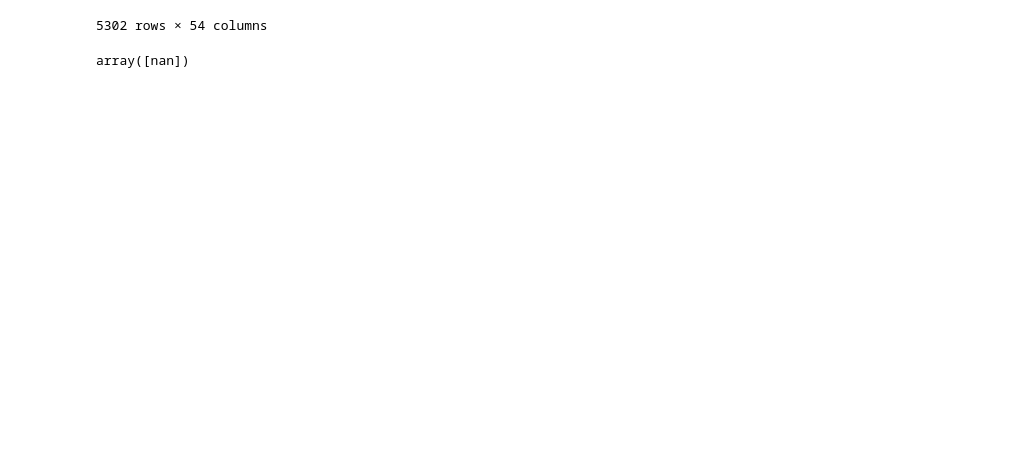
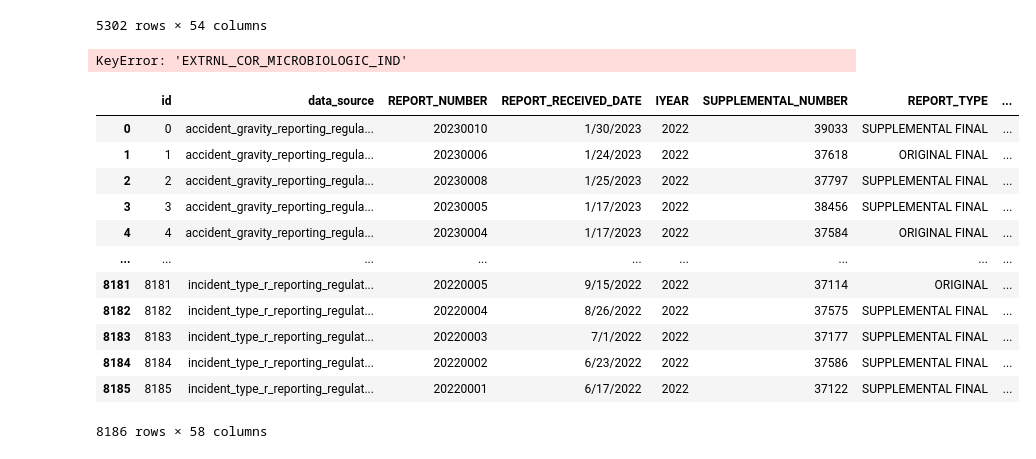
Before and after one commit to iivansmaliakou/ED-awarie, a Jupyter notebook: main.ipynb, the cells around one changed output. Cells and saved outputs as stored; diff of their text form; code cells hidden in the pictures; blank space fills up the shorter version.

Commit message:
feat: processed columns

```diff
--- a/main.ipynb
+++ b/main.ipynb
@@ -95,7 +95,25 @@ acc_hazardous_liquid_ds[valuable_columns]
 | 5300 | 1/21/2010 | 2010 | 20100254 | 17331 | SUPPLEMENTAL | 15786 | PORTLAND PIPELINE CORP | ... |
 | 5301 | 4/1/2010 | 2010 | 20100016 | 17305 | SUPPLEMENTAL FINAL | 32109 | ONEOK NGL PIPELINE LP | ... |
 5302 rows × 54 columns
-# %%
-acc_hazardous_liquid_ds.loc[:, 'BLEND_DETAILS'].unique()
-# %% [output]
-array([nan])
+# %%
+ivans_df_raw = pd.read_csv('data/df_872_cols/df_awarie_2010-2022_p1_ivan.csv')
+# %%
+ivans_df_raw['EXTRNL_COR_MICROBIOLOGIC_IND']
+# %% [output]
+KeyError: 'EXTRNL_COR_MICROBIOLOGIC_IND'
+# %%
+ivans_df_raw.loc[:, ivans_df_raw.isna().apply(lambda row: row.sum()/row.size, axis=0) < 0.2]
+# %% [output]
+|  | id | data_source | REPORT_NUMBER | REPORT_RECEIVED_DATE | IYEAR | SUPPLEMENTAL_NUMBER | REPORT_TYPE | ... |
+| 0 | 0 | accident_gravity_reporting_regula... | 20230010 | 1/30/2023 | 2022 | 39033 | SUPPLEMENTAL FINAL | ... |
+| 1 | 1 | accident_gravity_reporting_regula... | 20230006 | 1/24/2023 | 2022 | 37618 | ORIGINAL FINAL | ... |
+| 2 | 2 | accident_gravity_reporting_regula... | 20230008 | 1/25/2023 | 2022 | 37797 | SUPPLEMENTAL FINAL | ... |
+| 3 | 3 | accident_gravity_reporting_regula... | 20230005 | 1/17/2023 | 2022 | 38456 | SUPPLEMENTAL FINAL | ... |
+| 4 | 4 | accident_gravity_reporting_regula... | 20230004 | 1/17/2023 | 2022 | 37584 | ORIGINAL FINAL | ... |
+| ... | ... | ... | ... | ... | ... | ... | ... | ... |
+| 8181 | 8181 | incident_type_r_reporting_regulat... | 20220005 | 9/15/2022 | 2022 | 37114 | ORIGINAL | ... |
+| 8182 | 8182 | incident_type_r_reporting_regulat... | 20220004 | 8/26/2022 | 2022 | 37575 | SUPPLEMENTAL FINAL | ... |
+| 8183 | 8183 | incident_type_r_reporting_regulat... | 20220003 | 7/1/2022 | 2022 | 37177 | SUPPLEMENTAL FINAL | ... |
+| 8184 | 8184 | incident_type_r_reporting_regulat... | 20220002 | 6/23/2022 | 2022 | 37586 | SUPPLEMENTAL FINAL | ... |
+| 8185 | 8185 | incident_type_r_reporting_regulat... | 20220001 | 6/17/2022 | 2022 | 37122 | SUPPLEMENTAL FINAL | ... |
+8186 rows × 58 columns
```
Also changed, not shown: parts of 7 cells of this notebook, 1 other file.
